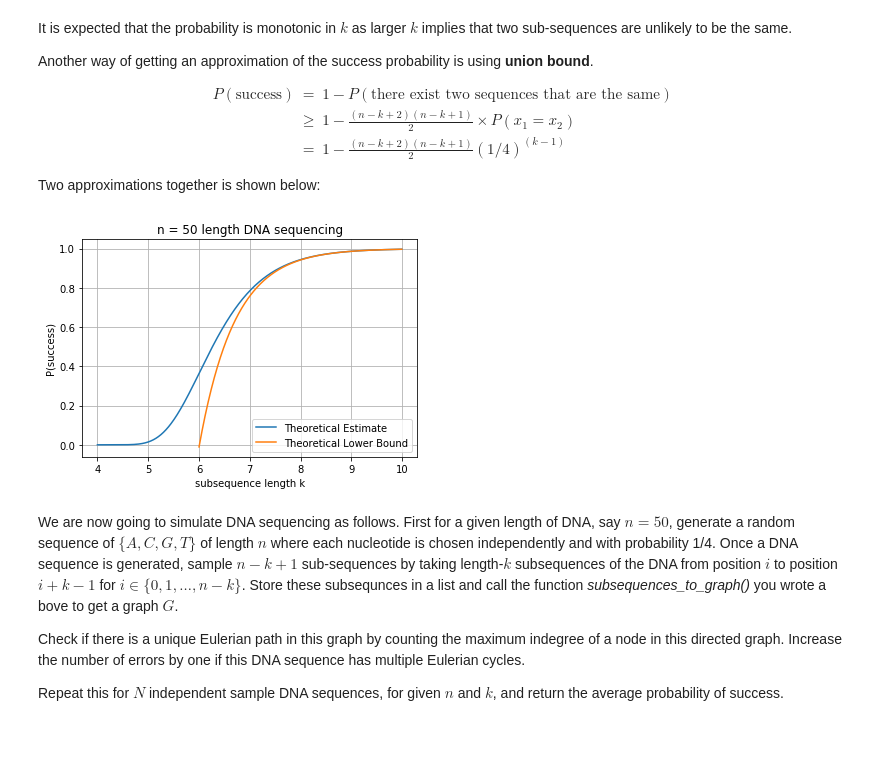
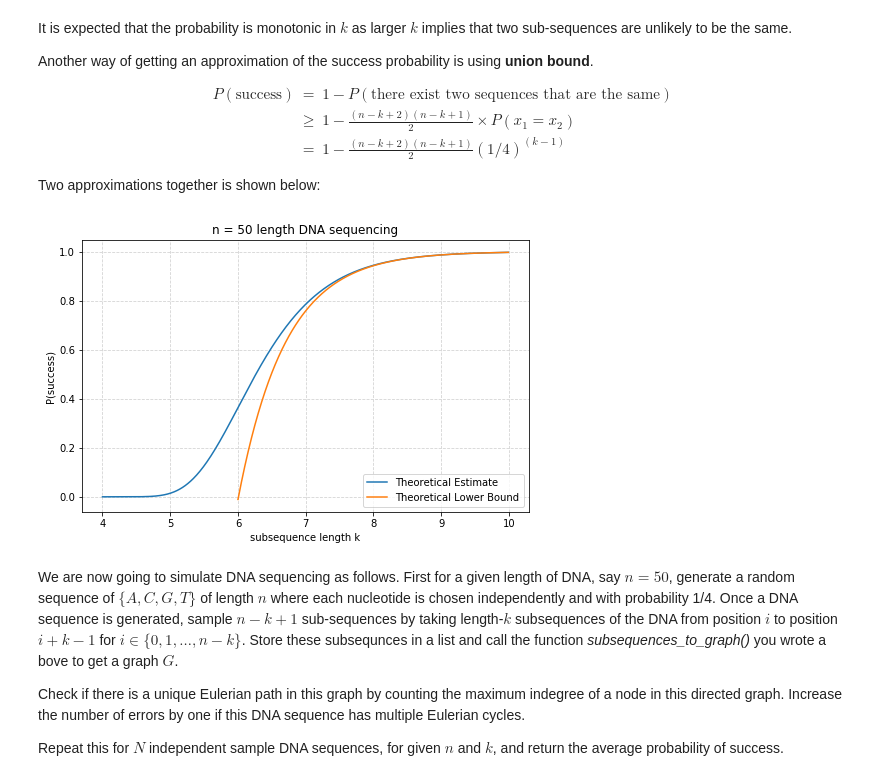
Before and after one commit to Richard-Hendricks/UIUC-Fall-2017, a Jupyter notebook: IE_532/Exercises/1Eulerian_ex.ipynb, the cells around one changed output. Drawn from its saved outputs; the diff is of its cells as text; code cells hidden in the pictures; blank space fills up the shorter version.

```diff
--- a/IE_532/Exercises/1Eulerian_ex.ipynb
+++ b/IE_532/Exercises/1Eulerian_ex.ipynb
@@ -243,32 +211,32 @@ Two approximations together is shown below:
 # %%
 import matplotlib.pyplot as plt
 import numpy as np
 
 # ---------- WRITE YOUR CODE for drawing this figure
 
 # Calculations
 n = 50
 K1 = np.arange(4, 10, 0.01)
 K2 = np.arange(6, 10, 0.01)
 P1 = (1- (1 / 4)**(K1-1))**((n-K1+2)*(n-K1+1)/2)
 P2 = 1 - ((n-K2+2) * (n-K2+1) / 2) * (1/4) ** (K2 - 1)
 
 # Display the graph
-fig, ax = plt.subplots()
+fig, ax = plt.subplots(figsize = (8, 5))
 
 plt.plot(K1, P1, label = "Theoretical Estimate")
 plt.plot(K2, P2, label = "Theoretical Lower Bound")
 
 plt.xlabel('subsequence length k')
 plt.ylabel('P(success)')
 plt.title('n = 50 length DNA sequencing')
 plt.legend(loc = "lower right")
-plt.grid(True)
+plt.grid(color = 'lightgray', linestyle = '--')
 plt.show()
 
 # --------------------------------------------------
 # %% [output]
-[figure, old version]
+[figure, new version]
 # %% [markdown]
 We are now going to simulate DNA sequencing as follows. First for a given length of DNA, say $n=50$, generate a random sequence of $\{A,C,G,T\}$ of length $n$ where each nucleotide is chosen independently and with probability 1/4. Once a DNA sequence is generated, sample $n-k+1$ sub-sequences by taking length-$k$  subsequences of the DNA from position $i$ to position $i+k-1$ for $i\in\{0,1,\ldots,n-k\}$. Store these subsequnces in a list and call the function *subsequences_to_graph()* you wrote a bove to get a graph $G$.
 
```
Also changed, not shown: parts of 13 cells of this notebook.
